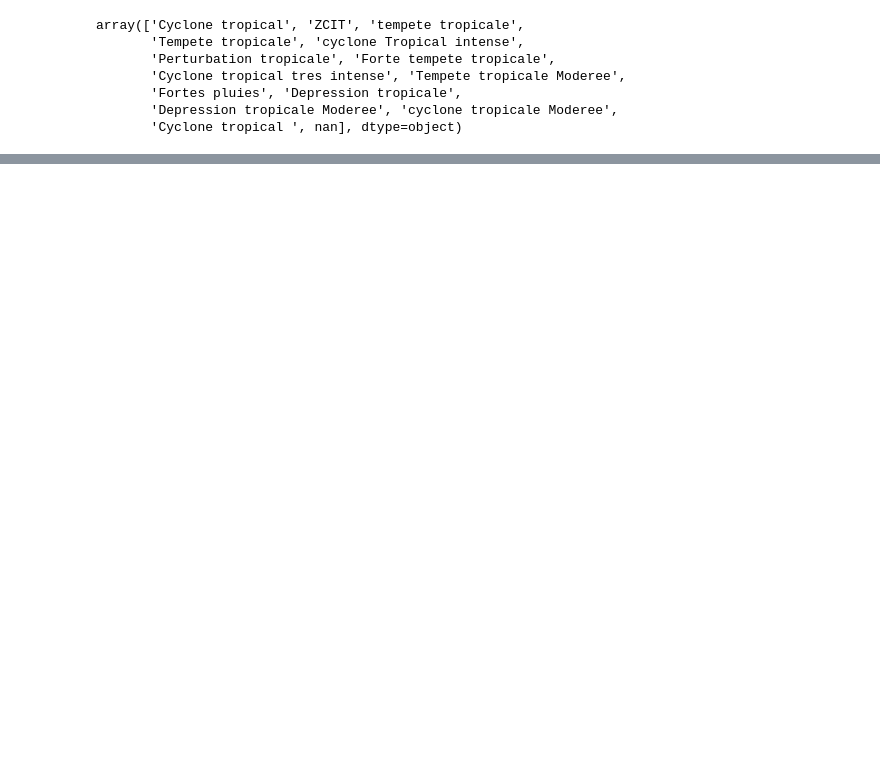
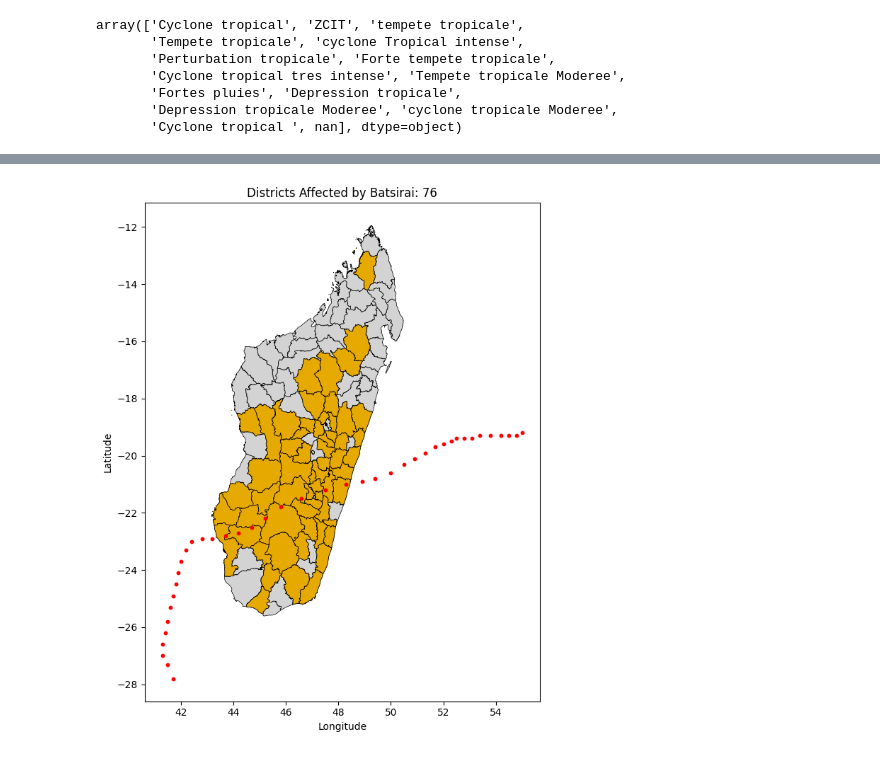
Before and after one commit to OCHA-DAP/ds-aa-mdg-storms, a Jupyter notebook: analysis/01.3_return_period_bngrc_database.ipynb, the cells around one changed output, grey strips where cells are left out. Drawn from its saved outputs; the diff is of its cells as text; code cells hidden in the pictures; blank space fills up the shorter version.

```diff
--- a/analysis/01.3_return_period_bngrc_database.ipynb
+++ b/analysis/01.3_return_period_bngrc_database.ipynb
@@ -23,3 +29,13 @@ AA_DATA_DIR = os.getenv("AA_DATA_DIR")
+# %%
+adm2_path = (
+    Path(AA_DATA_DIR)
+    / "public"
+    / "raw"
+    / "mdg"
+    / "cod_ab"
+    / "mdg_admbnda_adm2_BNGRC_OCHA_20181031.shp"
+)
+gdf_adm2 = gpd.read_file(adm2_path)
 # %%
 cyclone_db = (
     Path(AA_DATA_DIR)
@@ -155,0 +186,51 @@ Return period (years between events): 3.5
+# %%
+batsirai_points = gdf_points[
+    (gdf_points["NAME"] == "BATSIRAI")
+    & (gdf_points["LON"] <= 55)
+    & (gdf_points["LAT"] >= -28)
+]
+# %%
+# Select the storm
+storm_name = "Batsirai"
+# Replace spaces with dashes in the cyclone database district names
+cyclone_db["Districts affectes"] = cyclone_db[
+    "Districts affectes"
+].str.replace(" ", "-", regex=False)
+
+affected_districts = cyclone_db[cyclone_db["Nom"] == storm_name][
+    "Districts affectes"
+].unique()
+
+# Convert the affected districts to lowercase for matching consistency
+affected_districts = [district.lower() for district in affected_districts]
+
+# Load the administrative boundaries GeoDataFrame (gdf_adm2)
+# Assuming gdf_adm2 has a column 'ADM2_EN' that corresponds to 'Districts affectes'
+gdf_adm2["ADM2_EN"] = gdf_adm2[
+    "ADM2_EN"
+].str.lower()  # Convert to lowercase for matching
+
+# Filter gdf_adm2 to get only the affected districts
+affected_gdf = gdf_adm2[gdf_adm2["ADM2_EN"].isin(affected_districts)]
+
+# Plot all districts with a neutral color (light grey)
+plt.figure(figsize=(10, 8))
+gdf_adm2.plot(ax=plt.gca(), color="#d3d3d3", edgecolor="black", linewidth=0.5)
+
+# Overlay the affected districts with a single color (light burnt orange)
+affected_gdf.plot(
+    ax=plt.gca(), color="#e6a900", edgecolor="black", linewidth=0.5
+)  # light burnt orange hex code
+batsirai_points.plot(
+    ax=plt.gca(), color="#FF0000", markersize=10, label="Storm Track Points"
+)
+# Customize the plot (remove legend)
+plt.title(
+    f"Districts Affected by {storm_name}: {cyclone_db[cyclone_db['Nom'] == 'Batsirai'].shape[0]}"
+)
+plt.xlabel("Longitude")
+plt.ylabel("Latitude")
+plt.tight_layout()
+plt.show()
+# %% [output]
+[figure, added]
```
Also changed, not shown: parts of 7 cells of this notebook.
